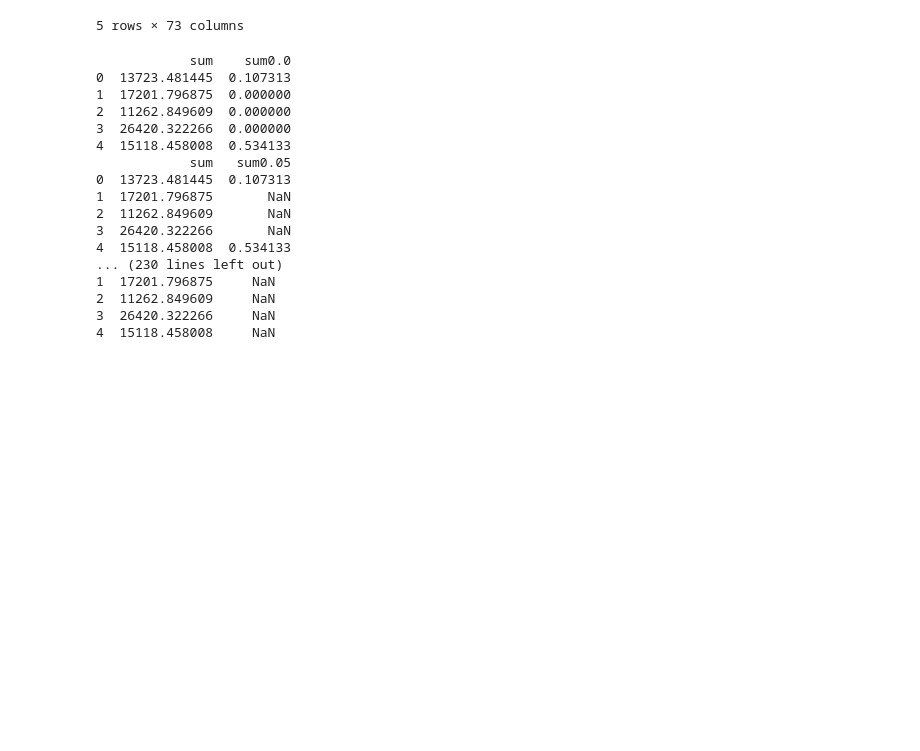
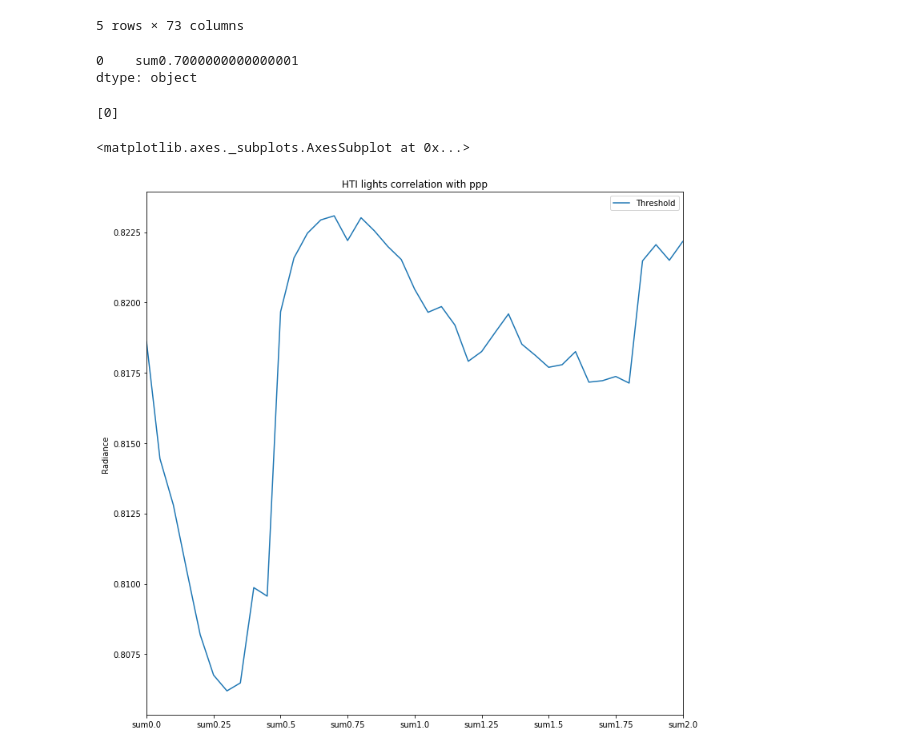
Before and after one commit to dk2n16/viirs, a Jupyter notebook: src/threshold_correlation.ipynb, the cells around one changed output. Drawn from its saved outputs; the diff is of its cells as text; code cells hidden in the pictures; blank space fills up the shorter version.

Commit message:
added correlation with ppp to set threshold values

```diff
--- a/src/threshold_correlation.ipynb
+++ b/src/threshold_correlation.ipynb
@@ -33,23 +33,31 @@ df.head()
 df = pd.read_csv(csv)
 sums = [x for x in df.columns.values if x.startswith('sum')]
 sums.remove('sum')
+#df_sum = pd.DataFrame(df[['GID','sum']])
+df_final = dict()
 for column in sums:
     df_corr = df[['sum', column]]
+    df_corr = df_corr.corr(method='pearson')
+    #print(f'Threshold: {column[3:]} --> Corr: {df_corr[column][0]}')
+    d = {column: df_corr[column][0]}
+    df_final[column] = [df_corr[column][0]]
+
+df_sums = pd.DataFrame.from_dict(df_final)
+df_sums.max(axis=1)
+df_sums.idxmax(axis=1)
 # %% [output]
-            sum    sum0.0
-0  13723.481445  0.107313
-1  17201.796875  0.000000
-2  11262.849609  0.000000
-3  26420.322266  0.000000
-4  15118.458008  0.534133
-            sum   sum0.05
-0  13723.481445  0.107313
-1  17201.796875       NaN
-2  11262.849609       NaN
-3  26420.322266       NaN
-4  15118.458008  0.534133
-... (230 lines left out)
-1  17201.796875     NaN
-2  11262.849609     NaN
-3  26420.322266     NaN
-4  15118.458008     NaN
+0    sum0.7000000000000001
+dtype: object
+# %%
+#import matplotlib.pyplot as plt
+df_sums = df_sums.transpose()
+print(df_sums.columns.values)
+df_sums.columns = ['Threshold']
+line = df_sums.plot.line(figsize=(12,12),title=f'HTI lights correlation with ppp')
+#line.set_xlabel('Threshold')
+line.set_ylabel('Radiance')
+line
+# %% [output]
+[0]
+<matplotlib.axes._subplots.AxesSubplot at 0x...>
+[figure, added]
```
Also changed, not shown: parts of 1 cell of this notebook, 1 other file.
